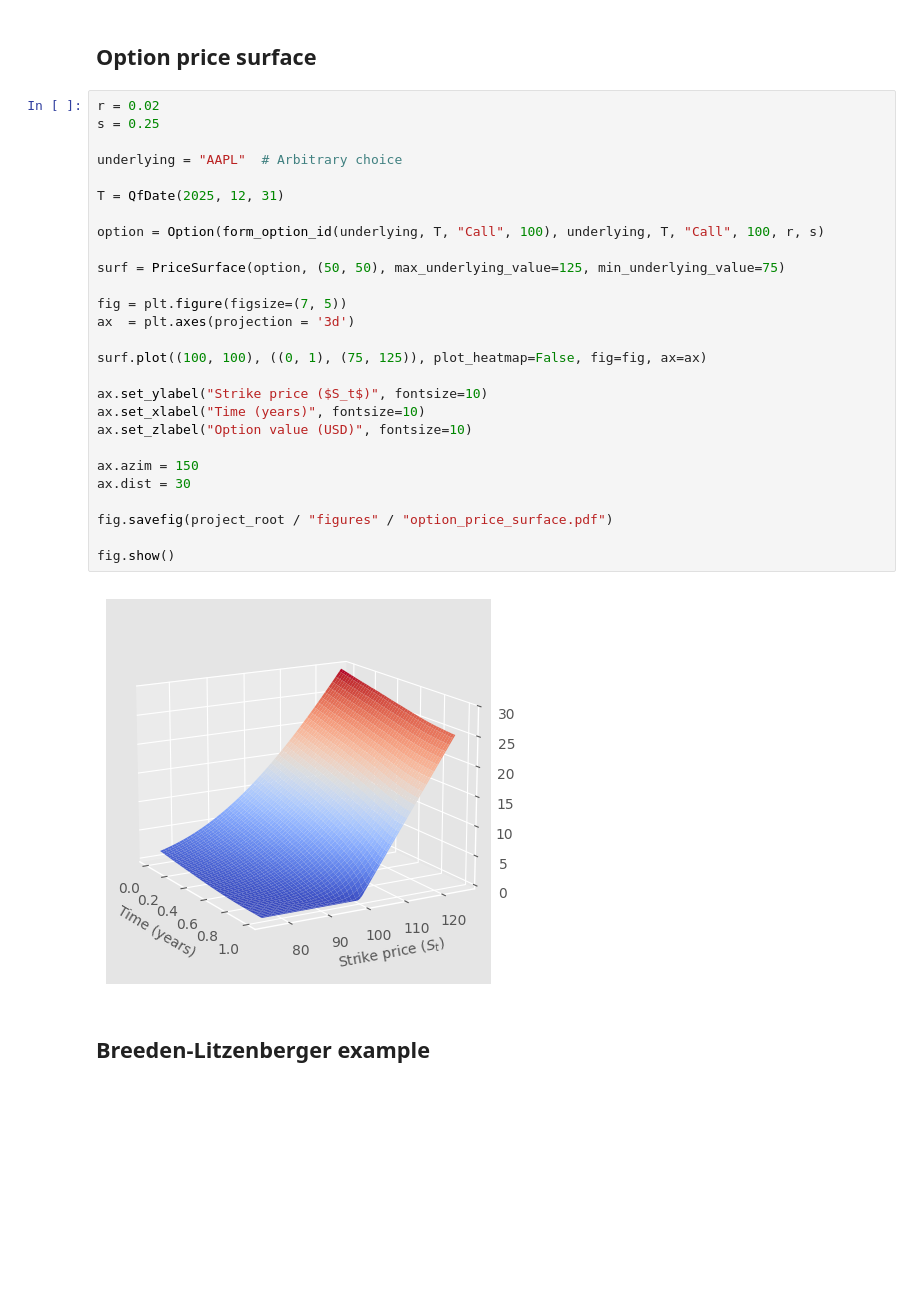
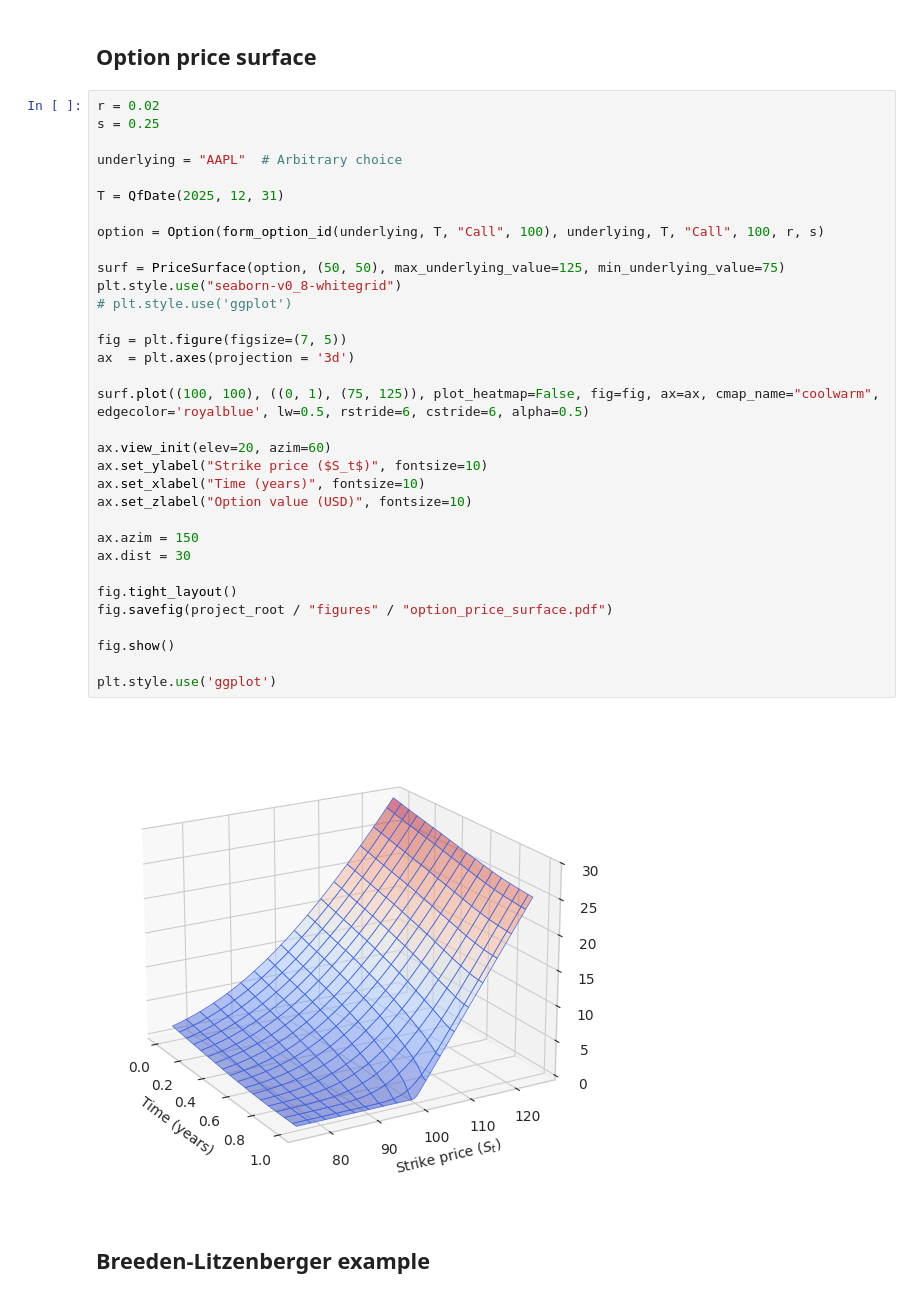
Before and after one commit to krantamaki/least_squares_hedge, a Jupyter notebook: examples/plots/plots.ipynb, the cells around one changed output. Cells and saved outputs as stored; diff of their text form; blank space fills up the shorter version.

```diff
--- a/examples/plots/plots.ipynb
+++ b/examples/plots/plots.ipynb
@@ -24,32 +24,38 @@ project_root = Path(os.path.abspath(""))
 # %%
 r = 0.02
 s = 0.25
 
 underlying = "AAPL"  # Arbitrary choice
 
 T = QfDate(2025, 12, 31)
 
 option = Option(form_option_id(underlying, T, "Call", 100), underlying, T, "Call", 100, r, s)
 
 surf = PriceSurface(option, (50, 50), max_underlying_value=125, min_underlying_value=75)
+plt.style.use("seaborn-v0_8-whitegrid")
+# plt.style.use('ggplot')
 
 fig = plt.figure(figsize=(7, 5))
 ax  = plt.axes(projection = '3d')
 
-surf.plot((100, 100), ((0, 1), (75, 125)), plot_heatmap=False, fig=fig, ax=ax)
+surf.plot((100, 100), ((0, 1), (75, 125)), plot_heatmap=False, fig=fig, ax=ax, cmap_name="coolwarm", edgecolor='royalblue', lw=0.5, rstride=6, cstride=6, alpha=0.5)
 
+ax.view_init(elev=20, azim=60)
 ax.set_ylabel("Strike price ($S_t$)", fontsize=10)
 ax.set_xlabel("Time (years)", fontsize=10)
 ax.set_zlabel("Option value (USD)", fontsize=10)
 
 ax.azim = 150
 ax.dist = 30
 
+fig.tight_layout()
 fig.savefig(project_root / "figures" / "option_price_surface.pdf")
 
 fig.show()
+
+plt.style.use('ggplot')
 # %% [output]
-[figure, old version]
+[figure, new version]
 # %% [markdown]
 ## Breeden-Litzenberger example
 # %%
```
Also changed, not shown: parts of 4 cells of this notebook, 11 other files.
